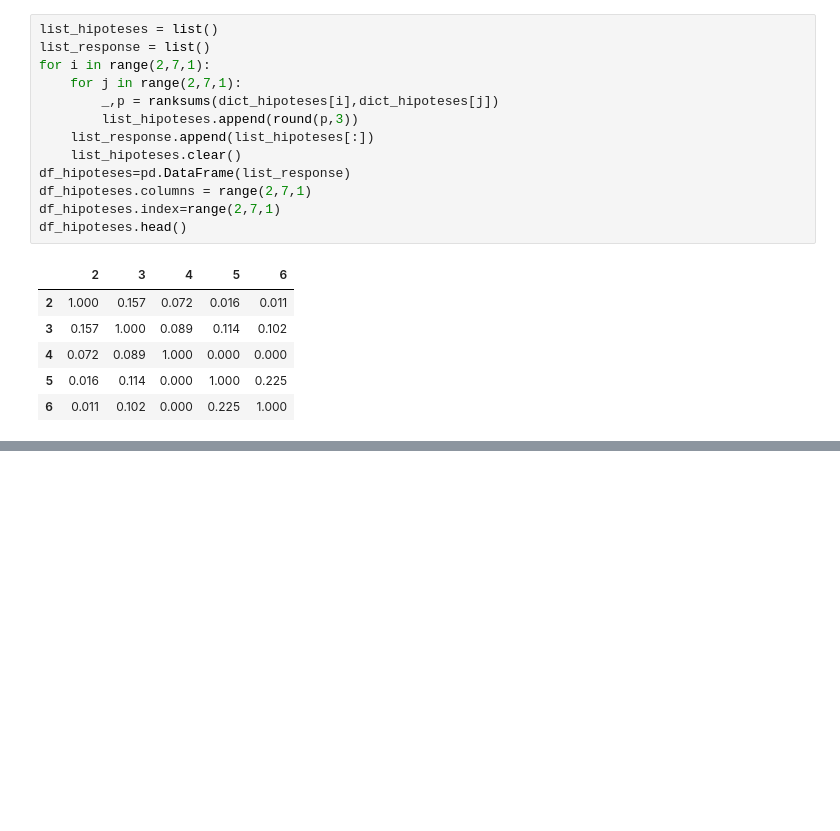
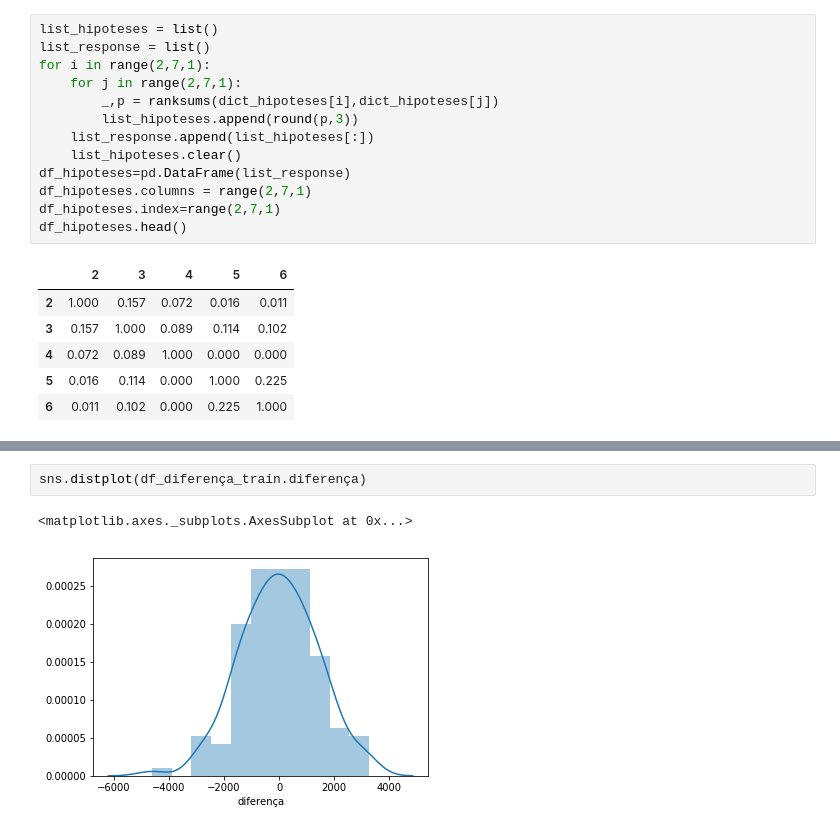
Before and after one commit to brenocarrer/Regression_CarPrice, a Jupyter notebook: Regression_CarPrice.ipynb, the cells around one changed output, grey strips where cells are left out. Saved outputs shown, nothing was run; the diff lists cells and outputs as text; blank space fills up the shorter version.

```diff
--- a/Regression_CarPrice.ipynb
+++ b/Regression_CarPrice.ipynb
@@ -389,0 +632,5 @@ df_hipoteses.head()
+# %%
+sns.distplot(df_diferença_train.diferença)
+# %% [output]
+<matplotlib.axes._subplots.AxesSubplot at 0x...>
+[figure, added]
```
Also changed, not shown: parts of 65 cells of this notebook.
